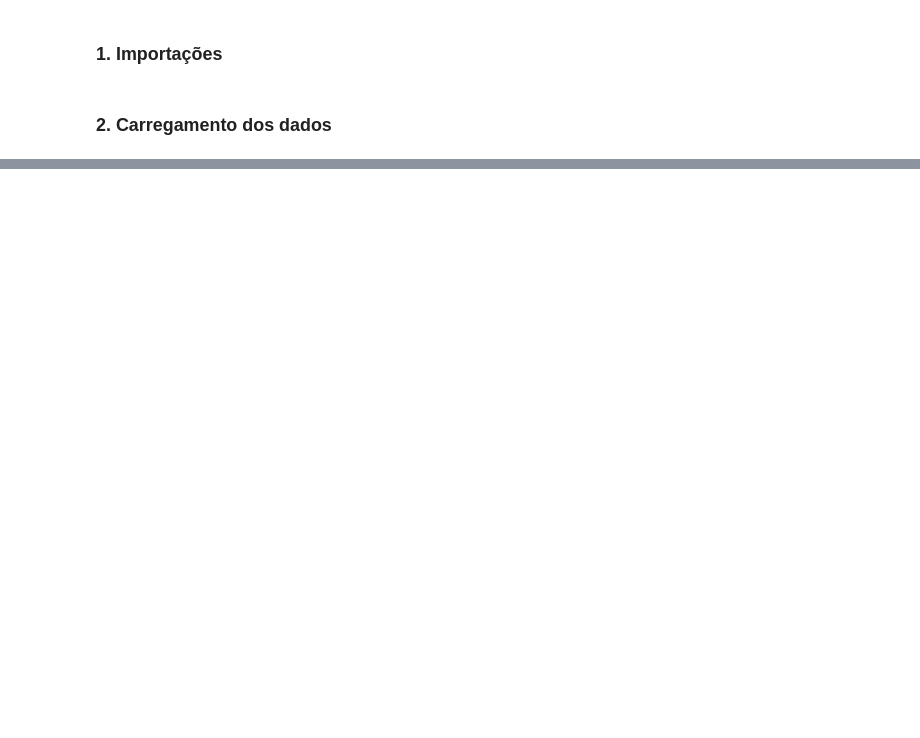
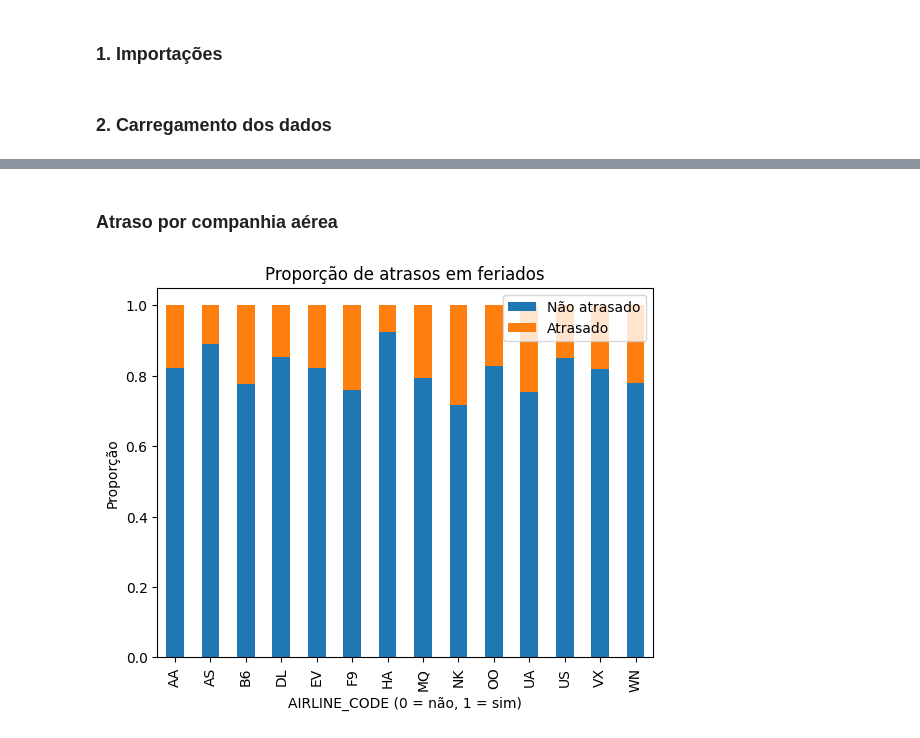
Before and after one commit to alicebiasilva/flight-delay-model-prediction, a Jupyter notebook: notebooks/data_exploration.ipynb, the cells around one changed output, grey strips where cells are left out. Cells and saved outputs as stored; diff of their text form; code cells hidden in the pictures; blank space fills up the shorter version.

```diff
--- a/notebooks/data_exploration.ipynb
+++ b/notebooks/data_exploration.ipynb
@@ -404,0 +198,18 @@ plt.show()
+# %% [markdown]
+### Atraso por companhia aérea
+# %%
+data = pd.crosstab(
+    df["AIRLINE_CODE"],
+    df["IS_DELAYED"],
+    normalize="index"
+)
+
+data.plot(kind="bar", stacked=True)
+
+plt.title("Proporção de atrasos em feriados")
+plt.xlabel("AIRLINE_CODE (0 = não, 1 = sim)")
+plt.ylabel("Proporção")
+plt.legend(["Não atrasado", "Atrasado"])
+plt.show()
+# %% [output]
+[figure, added]
```
Also changed, not shown: parts of 92 cells of this notebook, 3 other files.
